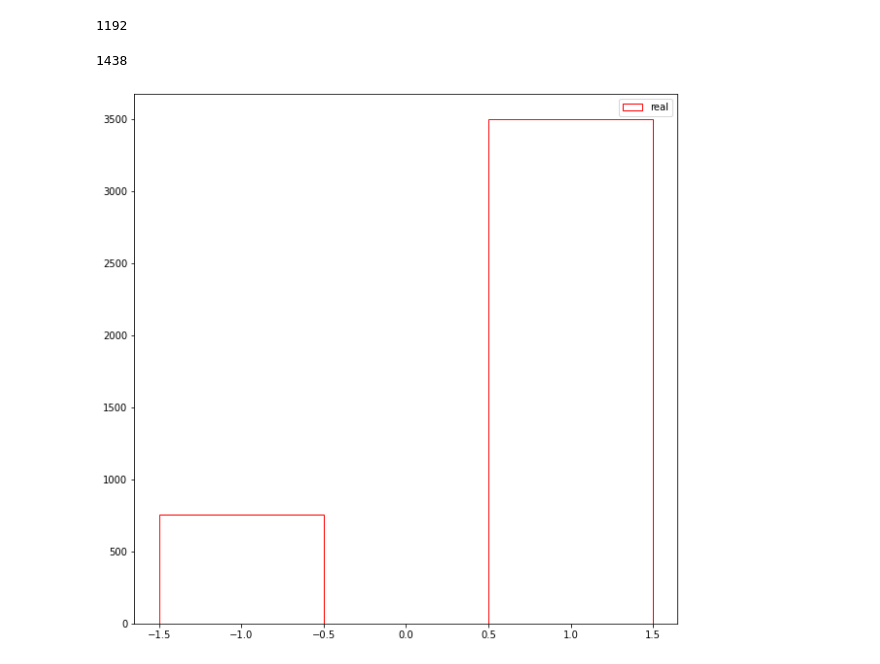
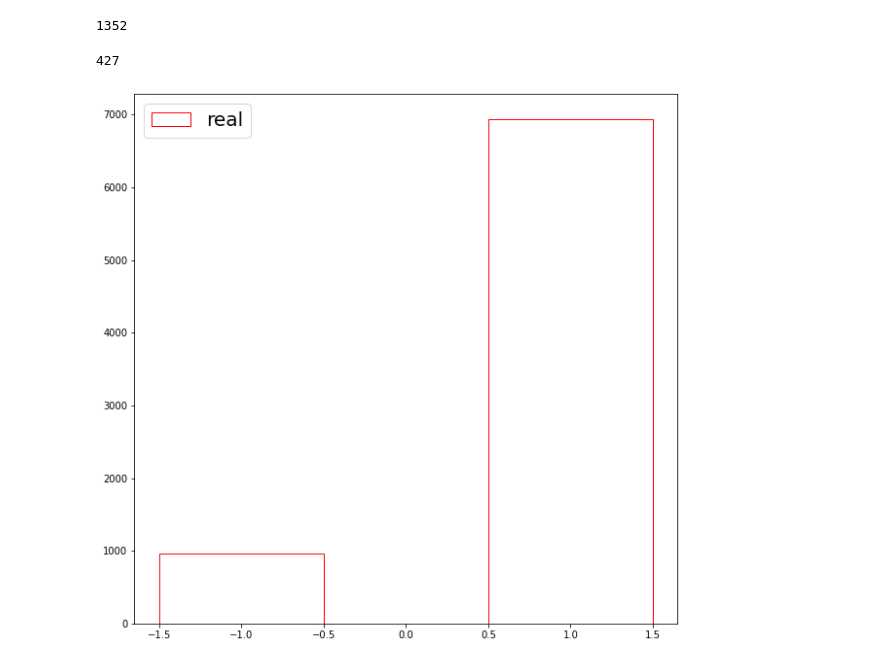
Before and after one commit to chyoo92/HEPGNN_4top_ttbar_QCD, a Jupyter notebook: acc_loss_resample_lhe.ipynb, the cells around one changed output. Cells and saved outputs as stored; diff of their text form; code cells hidden in the pictures.

```diff
--- a/acc_loss_resample_lhe.ipynb
+++ b/acc_loss_resample_lhe.ipynb
@@ -5,7 +5,7 @@ import os
 import numpy as np
 # %%
 import glob
-uni = "211208_3layer"
+uni = "20220110_wbjet_1"
 
 path = "/users/yewzzang/work/HEPGNN_4top/result/*" + uni +"*/train.csv"
 train_path = glob.glob(path)
@@ -119,26 +118,26 @@ plt.show()
 # %%
 (df['prediction'][df['weight'] == -1] >0.25).sum()
 # %% [output]
-1192
+1352
 # %%
 (df['prediction'][df['weight'] == -1] <0.25).sum()
 # %% [output]
-1438
+427
 # %%
 # from sklearn.metrics import roc_curve, roc_auc_score
 
 
 #plt.yscale('log')
 plt.figure(figsize=(10,10))
 df = pd.read_csv(dd[0])
 # plt.hist(df['prediction'], histtype='step',
 #              density=True, bins=100, color='blue',label='pred',range=(-1,1))
 plt.hist(df['weight'], histtype='step',
              density=False, bins = 3, color='red',label='real',range=(-1.5,1.5),weights = df['prediction'])
 
-plt.legend()
+plt.legend(loc='upper left', fontsize = 20)
 
 plt.show()
 # %% [output]
-[figure, old version]
+[figure, new version]
 # %%
```
Also changed, not shown: parts of 11 cells of this notebook, 9 other files.
